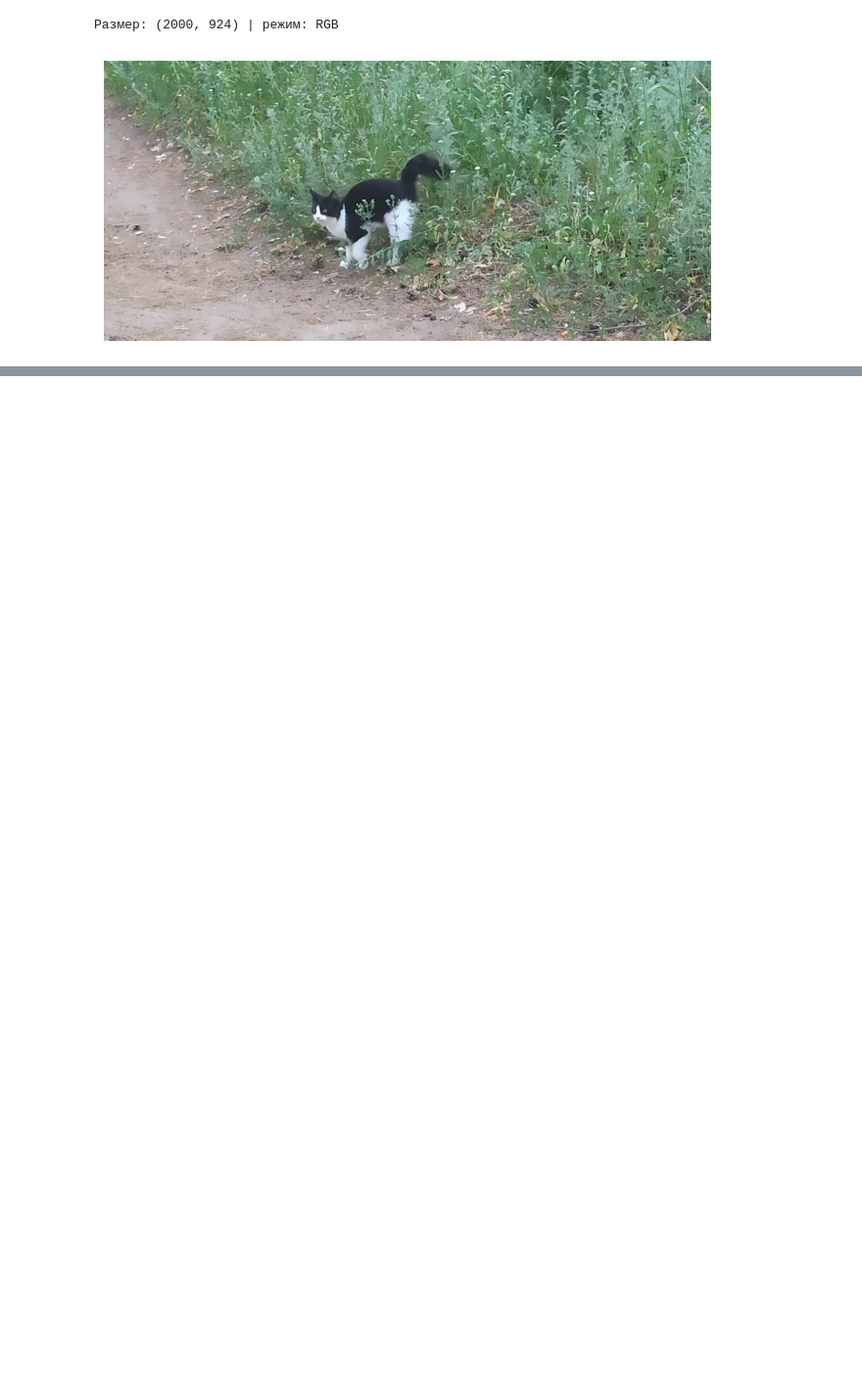
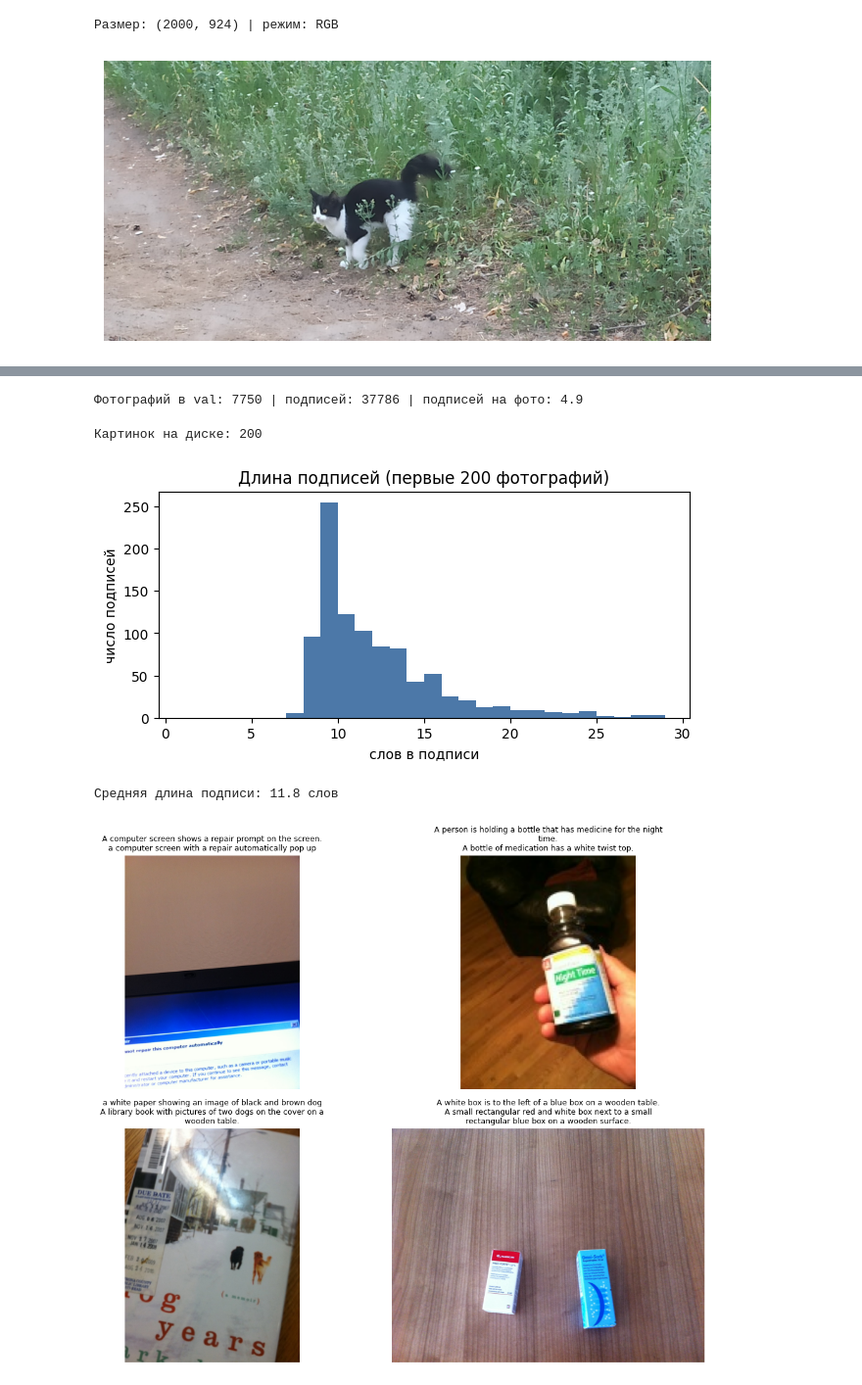
Before and after one commit to Maxastish/tii-labs, a Jupyter notebook: ТИИ ЛР3 Демченко МВ.ipynb, the cells around one changed output, grey strips where cells are left out. Shown at 98% size. Cells and saved outputs as stored; diff of their text form; code cells hidden in the pictures; blank space fills up the shorter version.

```diff
--- a/ТИИ ЛР3 Демченко МВ.ipynb
+++ b/ТИИ ЛР3 Демченко МВ.ipynb
@@ -59,0 +64,68 @@ plt.show()
+# %%
+VIZ = Path('data/vizwiz'); VIZ.mkdir(parents=True, exist_ok=True)
+ann_zip = VIZ / 'annotations.zip'
+if not ann_zip.exists():
+    urllib.request.urlretrieve('https://vizwiz.cs.colorado.edu/VizWiz_final/caption/annotations.zip', ann_zip)
+with zipfile.ZipFile(ann_zip) as z:
+    val = json.loads(z.read('annotations/val.json'))
+
+images = {im['id']: im['file_name'] for im in val['images']}
+caps = {}
+for a in val['annotations']:
+    if not a.get('is_rejected'):
+        caps.setdefault(a['image_id'], []).append(a['caption'].strip())
+print('Фотографий в val:', len(images), '| подписей:', sum(len(v) for v in caps.values()),
+      '| подписей на фото: %.1f' % np.mean([len(v) for v in caps.values()]))
+# %% [output]
+Фотографий в val: 7750 | подписей: 37786 | подписей на фото: 4.9
+# %%
+class HttpFile(io.RawIOBase):
+    # файл на сервере: читаем только нужные куски (Range), чтобы не скачивать весь архив
+    def __init__(self, url, block=1 << 20):
+        self.url, self.block, self.pos = url, block, 0
+        self.size = int(urllib.request.urlopen(urllib.request.Request(url, method='HEAD')).headers['Content-Length'])
+        self.buf, self.buf_start = b'', 0
+    def seekable(self): return True
+    def readable(self): return True
+    def tell(self): return self.pos
+    def seek(self, offset, whence=0):
+        self.pos = offset if whence == 0 else self.pos + offset if whence == 1 else self.size + offset
+        return self.pos
+    def read(self, n=-1):
+        n = self.size - self.pos if n < 0 else min(n, self.size - self.pos)
+        if not (self.buf_start <= self.pos and self.pos + n <= self.buf_start + len(self.buf)):
+            end = min(self.pos + max(n, self.block), self.size) - 1
+            req = urllib.request.Request(self.url, headers={'Range': f'bytes={self.pos}-{end}'})
+            self.buf, self.buf_start = urllib.request.urlopen(req).read(), self.pos
+        i = self.pos - self.buf_start
+        self.pos += n
+        return self.buf[i:i + n]
+
+N_IMAGES = 200
+IMG_DIR = VIZ / 'images'; IMG_DIR.mkdir(exist_ok=True)
+ids = sorted(images)[:N_IMAGES]
+missing = [i for i in ids if not (IMG_DIR / images[i]).exists()]
+if missing:
+    z = zipfile.ZipFile(HttpFile('https://vizwiz.cs.colorado.edu/VizWiz_final/images/val.zip'))
+    for i in missing:
+        (IMG_DIR / images[i]).write_bytes(z.read('val/' + images[i]))
+print('Картинок на диске:', len(list(IMG_DIR.glob('*.jpg'))))
+# %% [output]
+Картинок на диске: 200
+# %%
+lens = [len(c.split()) for i in ids for c in caps[i]]
+plt.figure(figsize=(7, 3))
+plt.hist(lens, bins=range(1, 30), color='#4C78A8')
+plt.xlabel('слов в подписи'); plt.ylabel('число подписей'); plt.title('Длина подписей (первые 200 фотографий)')
+plt.show()
+print('Средняя длина подписи: %.1f слов' % np.mean(lens))
+
+fig, axes = plt.subplots(2, 2, figsize=(12, 9))
+for ax, i in zip(axes.ravel(), ids[:4]):
+    ax.imshow(Image.open(IMG_DIR / images[i]).convert('RGB')); ax.axis('off')
+    ax.set_title('\n'.join(textwrap.fill(c, 60) for c in caps[i][:2]), fontsize=9)
+plt.tight_layout(); plt.show()
+# %% [output]
+[figure, added]
+Средняя длина подписи: 11.8 слов
+[figure, added]
```
Also changed, not shown: parts of 6 cells of this notebook.
